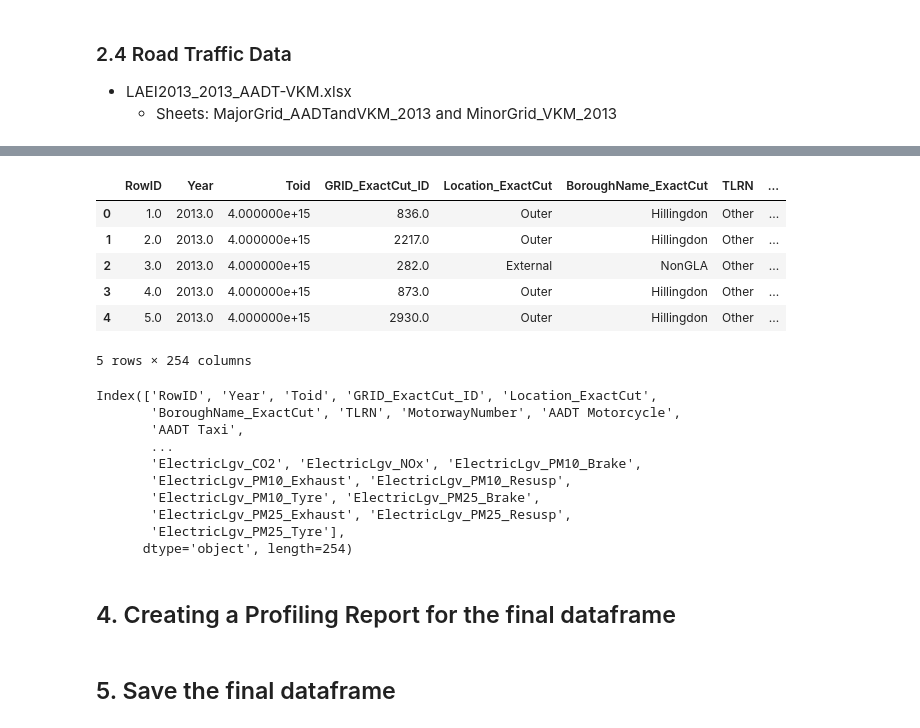
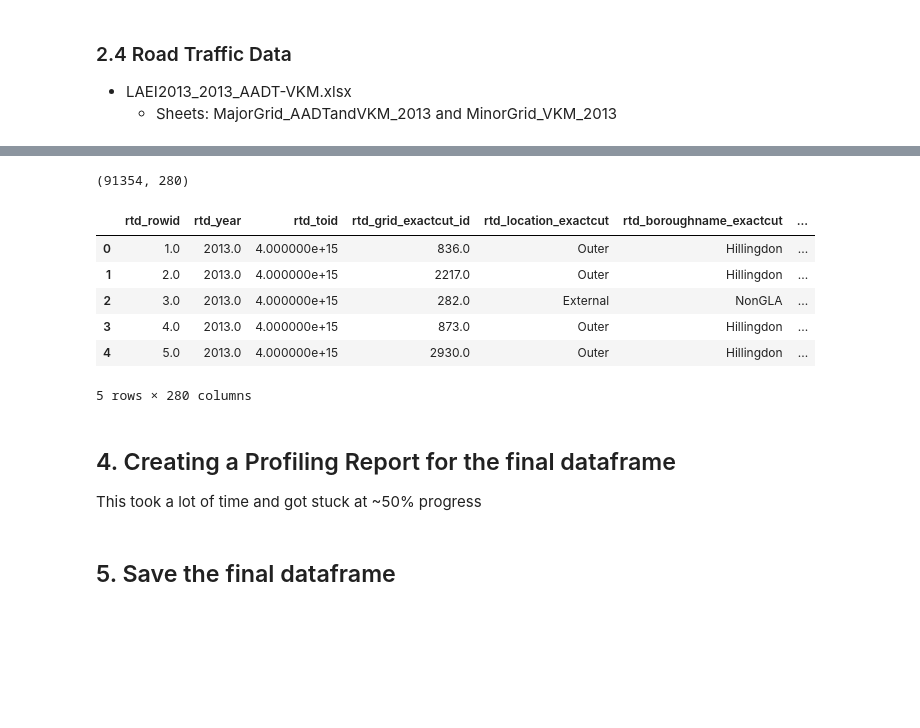
Before and after one commit to abdulrahman-almarzooqi/csck503project, a Jupyter notebook: LAEI_DataProcessing.ipynb, the cells around one changed output, grey strips where cells are left out. Cells and saved outputs as stored; diff of their text form; code cells hidden in the pictures; blank space fills up the shorter version.

Commit message:
Updated transformations, included Minor Grid data

```diff
--- a/LAEI_DataProcessing.ipynb
+++ b/LAEI_DataProcessing.ipynb
@@ -226,4 +356,16 @@ Index(['RowID', 'Year', 'Toid', 'GRID_ExactCut_ID', 'Location_ExactCut',
       dtype='object')
+# %%
+# Lower-case, replace spaces, and strip whitespace from the column names
+df_2013_MajorGrid_AADT.columns = df_2013_MajorGrid_AADT.columns.str.replace(" ", "_").str.lower().str.strip()
+
+# Add prefix rdt_ to identify the source of the data from the column name (rtd = Road Traffic Data)
+df_2013_MajorGrid_AADT = df_2013_MajorGrid_AADT.add_prefix("rtd_")
+
+# Lower-case, replace spaces, and strip whitespace from the column names
+df_2013_MinorGrid_VKM.columns = df_2013_MinorGrid_VKM.columns.str.replace(" ", "_").str.lower().str.strip()
+
+# Add prefix rdt_ to identify the source of the data from the column name (rtd = Road Traffic Data)
+df_2013_MinorGrid_VKM = df_2013_MinorGrid_VKM.add_prefix("rtd_")
 # %%
 df_2013_MinorGrid_VKM.columns
 # %% [output]
@@ -254,0 +398,5 @@ df_2013_MinorGrid_VKM.head()
+# %%
+# The following columns in MinorGrid are not available in MajorGrid: 'id', 'easting', 'northing', 'vkm_bus', 'vkm_rigid', 'vkm_artic',
+
+# Rename the columns names in MinorGrid to match MajorGrid
+df_2013_MinorGrid_VKM.rename(columns={'rtd_vkm_petrolcar':'rtd_vkm_pcar', 'rtd_vkm_dieselcar': 'rtd_vkm_dcar', 'rtd_vkm_petrollgv': 'rtd_vkm_plgv', 'rtd_vkm_diesellgv':'rtd_vkm_dlgv', 'rtd_vkm_bus':'rtd_vkm_ltbus'}, inplace=True)
@@ -254,0 +414,5 @@ df_2013_MinorGrid_VKM.head()
+# %%
+%%time
+df_merged_RoadTrafficData = pd.concat([df_2013_MajorGrid_AADT, df_2013_MinorGrid_VKM], )
+
+print(df_merged_RoadTrafficData.shape)
@@ -257,4 +456,4 @@ df_2013_MinorGrid_VKM.head()
 # %%
 %%time
-df_merged_AADT_Emissions = pd.merge(df_2013_MajorGrid_AADT, df_merged_EmissionsbyLink_pivoted, on=["Toid", "GRID_ExactCut_ID"])
+df_merged_RoadTraffic_Emissions = pd.merge(df_merged_RoadTrafficData, df_merged_EmissionsbyLink_pivoted, how="outer", left_on=["rtd_toid", "rtd_grid_exactcut_id"], right_on=["ebl_toid", "ebl_grid_exactcut_id"])
 # %% [output]
@@ -262,10 +461,14 @@ Wall time: 538 ms
+# %%
+df_merged_RoadTraffic_Emissions.shape
+# %% [output]
+(91354, 280)
 # %%
-df_merged_AADT_Emissions.head()
+df_merged_RoadTraffic_Emissions.head()
 # %% [output]
-|  | RowID | Year | Toid | GRID_ExactCut_ID | Location_ExactCut | BoroughName_ExactCut | TLRN | ... |
-| 0 | 1.0 | 2013.0 | 4.000000e+15 | 836.0 | Outer | Hillingdon | Other | ... |
-| 1 | 2.0 | 2013.0 | 4.000000e+15 | 2217.0 | Outer | Hillingdon | Other | ... |
-| 2 | 3.0 | 2013.0 | 4.000000e+15 | 282.0 | External | NonGLA | Other | ... |
-| 3 | 4.0 | 2013.0 | 4.000000e+15 | 873.0 | Outer | Hillingdon | Other | ... |
-| 4 | 5.0 | 2013.0 | 4.000000e+15 | 2930.0 | Outer | Hillingdon | Other | ... |
+|  | rtd_rowid | rtd_year | rtd_toid | rtd_grid_exactcut_id | rtd_location_exactcut | rtd_boroughname_exactcut | ... |
+| 0 | 1.0 | 2013.0 | 4.000000e+15 | 836.0 | Outer | Hillingdon | ... |
+| 1 | 2.0 | 2013.0 | 4.000000e+15 | 2217.0 | Outer | Hillingdon | ... |
+| 2 | 3.0 | 2013.0 | 4.000000e+15 | 282.0 | External | NonGLA | ... |
+| 3 | 4.0 | 2013.0 | 4.000000e+15 | 873.0 | Outer | Hillingdon | ... |
+| 4 | 5.0 | 2013.0 | 4.000000e+15 | 2930.0 | Outer | Hillingdon | ... |
-5 rows × 254 columns
+5 rows × 280 columns
@@ -275,16 +475,4 @@ df_merged_AADT_Emissions.columns = ['_'.join(x) if type(x) == tuple else x for x
-# %%
-df_merged_AADT_Emissions.columns
-# %% [output]
-Index(['RowID', 'Year', 'Toid', 'GRID_ExactCut_ID', 'Location_ExactCut',
-       'BoroughName_ExactCut', 'TLRN', 'MotorwayNumber', 'AADT Motorcycle',
-       'AADT Taxi',
-       ...
-       'ElectricLgv_CO2', 'ElectricLgv_NOx', 'ElectricLgv_PM10_Brake',
-       'ElectricLgv_PM10_Exhaust', 'ElectricLgv_PM10_Resusp',
-       'ElectricLgv_PM10_Tyre', 'ElectricLgv_PM25_Brake',
-       'ElectricLgv_PM25_Exhaust', 'ElectricLgv_PM25_Resusp',
-       'ElectricLgv_PM25_Tyre'],
-      dtype='object', length=254)
 # %% [markdown]
 ## 4. Creating a Profiling Report for the final dataframe
+This took a lot of time and got stuck at ~50% progress
 # %%
```
Also changed, not shown: parts of 42 cells of this notebook.
